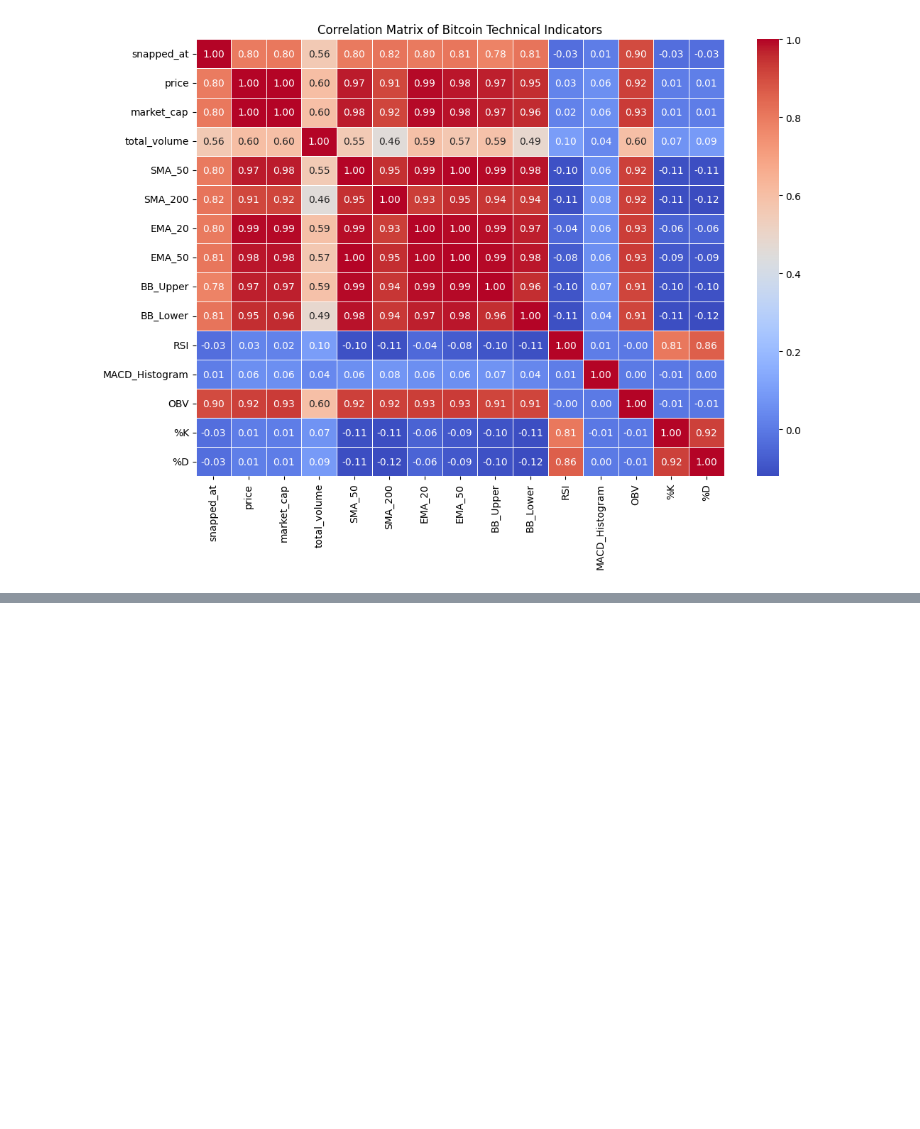
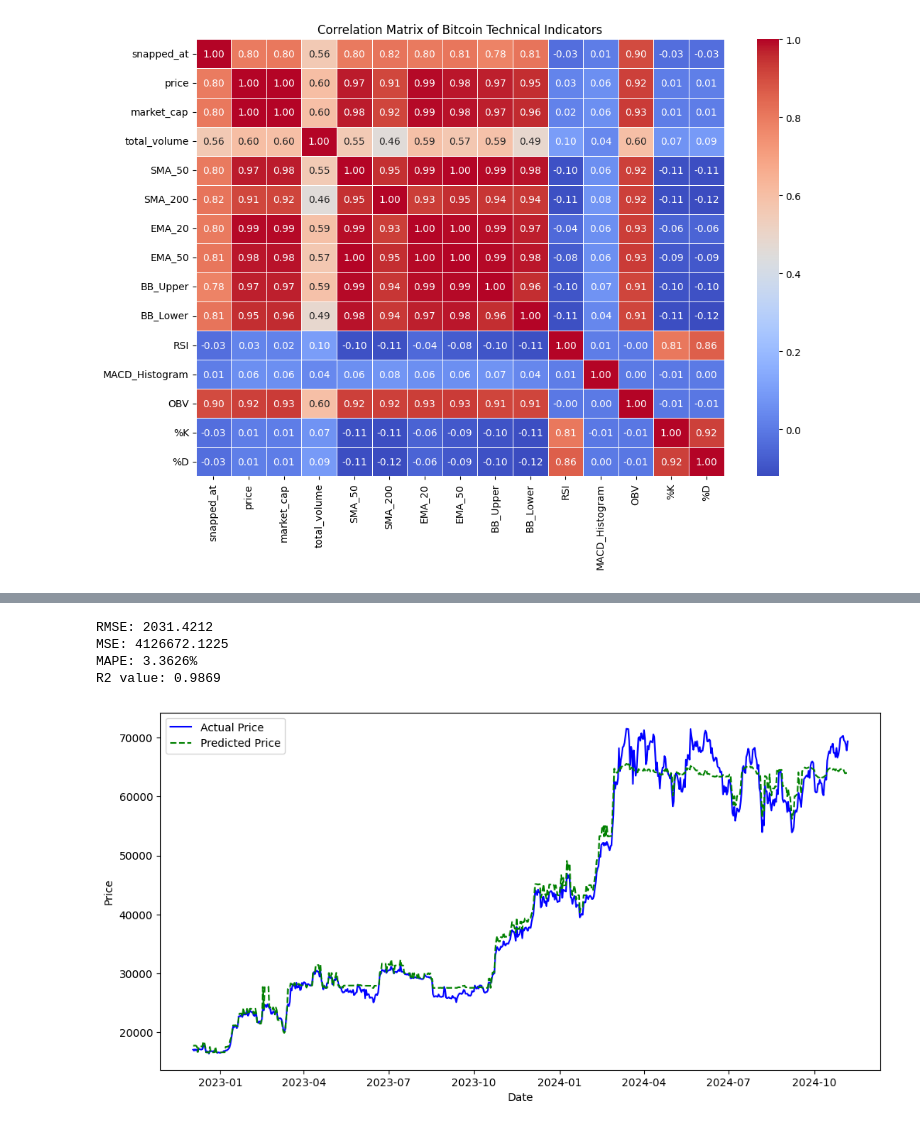
Before and after one commit to SaiTejaBorgam/Data-Science-Project, a Jupyter notebook: Project code.ipynb, the cells around one changed output, grey strips where cells are left out. Cells and saved outputs as stored; diff of their text form; code cells hidden in the pictures; blank space fills up the shorter version.

```diff
--- a/Project code.ipynb
+++ b/Project code.ipynb
@@ -531,0 +570,56 @@ plt.show()
+# %%
+import numpy as np
+import pandas as pd
+import xgboost as xgb
+from sklearn.model_selection import TimeSeriesSplit
+
+features = ['market_cap', 'total_volume', 'SMA_50', 'SMA_200', 'EMA_20', 'EMA_50', 'BB_Upper', 'BB_Lower', 'RSI', 'MACD_Histogram', 'OBV', '%K', '%D']
+target = 'price'
+
+X = Bitcoin_TI[features]
+y = Bitcoin_TI[target]
+
+time_split = TimeSeriesSplit(n_splits=5)
+
+y_pred_list = []
+y_test_list = []
+
+for train_idx, test_idx in time_split.split(X):
+    X_train, X_test = X.iloc[train_idx], X.iloc[test_idx]
+    y_train, y_test = y.iloc[train_idx], y.iloc[test_idx]
+
+    scaler = StandardScaler()
+    X_train_scaled = scaler.fit_transform(X_train)
+    X_test_scaled = scaler.transform(X_test)
+
+    model = xgb.XGBRegressor(objective='reg:squarederror', n_estimators=100, learning_rate=0.1, max_depth=3)
+    model.fit(X_train_scaled, y_train)
+    y_pred = model.predict(X_test_scaled)
+
+    y_pred_list.extend(y_pred)
+    y_test_list.extend(y_test)
+
+mse = mean_squared_error(y_test, y_pred)
+mae = mean_absolute_error(y_test, y_pred)
+r2 = r2_score(y_test, y_pred)
+rmse = np.sqrt(mse)
+mape = np.mean(np.abs((y_test - y_pred) / y_test)) * 100
+
+print(f"RMSE: {rmse:.4f}")
+print(f"MSE: {mse:.4f}")
+print(f"MAPE: {mape:.4f}%")
+print(f"R2 value: {r2:.4f}")
+
+plt.figure(figsize=(12, 6))
+plt.plot(y_test.index, y_test, label="Actual Price", color='blue')
+plt.plot(y_test.index, y_pred, label="Predicted Price", linestyle='--', color='green')
+plt.xlabel('Date')
+plt.ylabel('Price')
+plt.legend()
+plt.show()
+# %% [output]
+RMSE: 2031.4212
+MSE: 4126672.1225
+MAPE: 3.3626%
+R2 value: 0.9869
+[figure, added]
```
Also changed, not shown: parts of 12 cells of this notebook.
